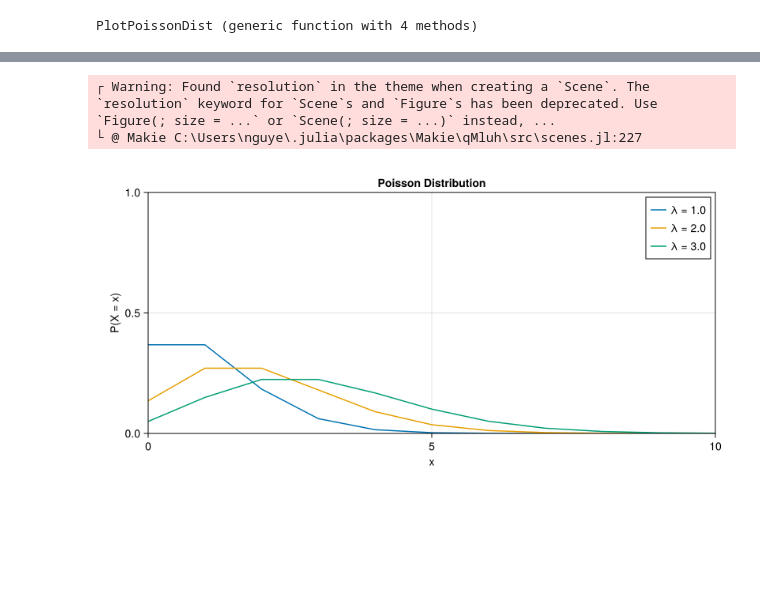
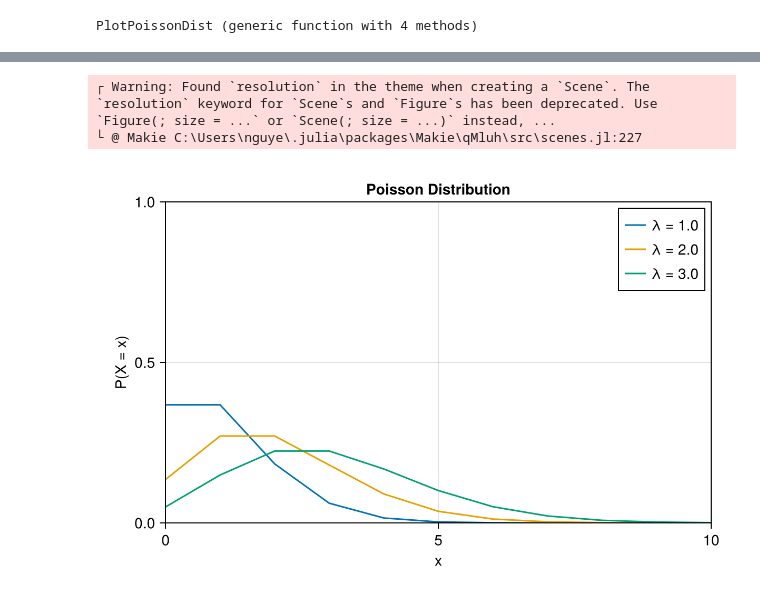
Before and after one commit to nhattan417/HighamNumericalSDEJulia, a Jupyter notebook: chapter1/p1-2.ipynb, the cells around one changed output, grey strips where cells are left out. Drawn from its saved outputs; the diff is of its cells as text; code cells hidden in the pictures; blank space fills up the shorter version.

```diff
--- a/chapter1/p1-2.ipynb
+++ b/chapter1/p1-2.ipynb
@@ -33,14 +29,12 @@ end
 function PlotPoissonDist(
     lambda::Vector{Float64},
     x_end::Int = 5,
-    figure_resolution::Tuple{Int, Int} = (600, 400),
+    fig::Figure = Figure(resolution = (600, 400)),
     use_subplot::Bool = false,
 )
 
     x_vals = 0:x_end
     y_vals = PoissonDist(x_vals, lambda)
-
-    fig = Figure(resolution = figure_resolution)
 
     if use_subplot
 
@@ -86,6 +80,6 @@ fig = PlotPoissonDist(lambda, 10, (800, 400), true)
 # %%
-fig = PlotPoissonDist(lambda, 10, (800, 400), false)
+fig = PlotPoissonDist(lambda, 10, Figure(resolution = (600, 400)), false)
 # %% [output]
 ┌ Warning: Found `resolution` in the theme when creating a `Scene`. The `resolution` keyword for `Scene`s and `Figure`s has been deprecated. Use `Figure(; size = ...` or `Scene(; size = ...)` instead, ...
 └ @ Makie C:\Users\nguye\.julia\packages\Makie\qMluh\src\scenes.jl:227
-[figure, old version]
+[figure, new version]
```
Also changed, not shown: parts of 2 cells of this notebook, 3 other files.
